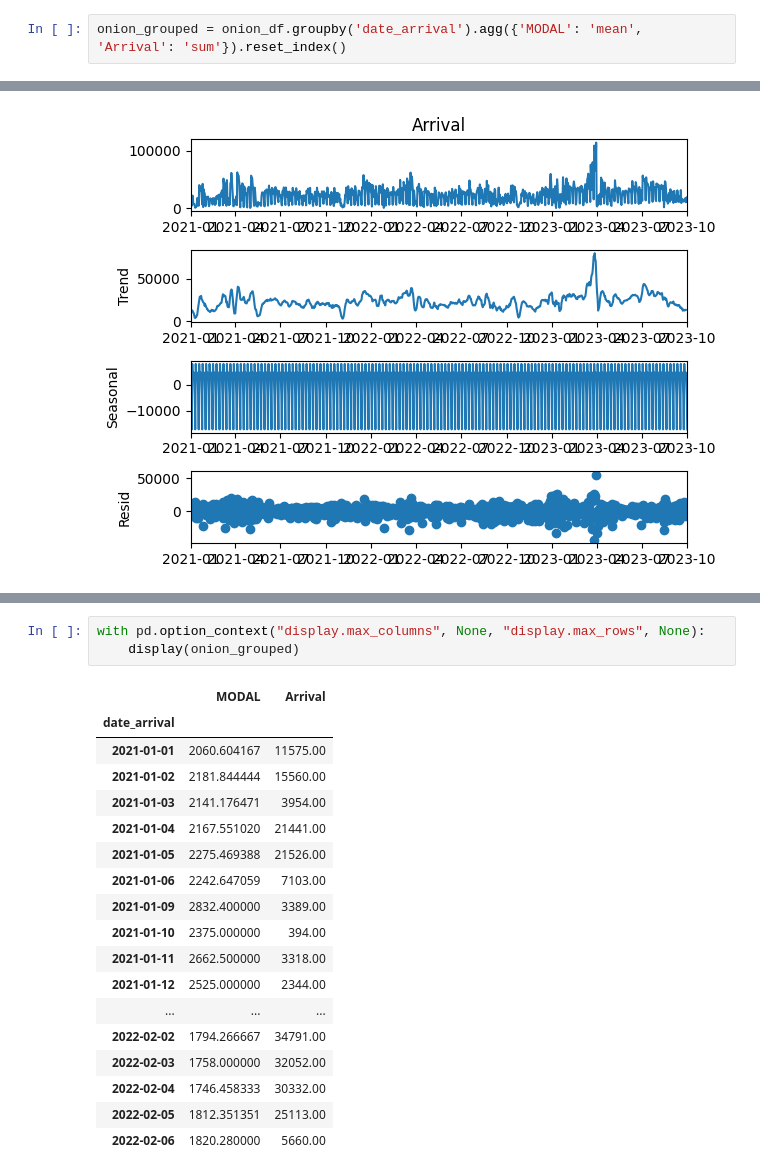
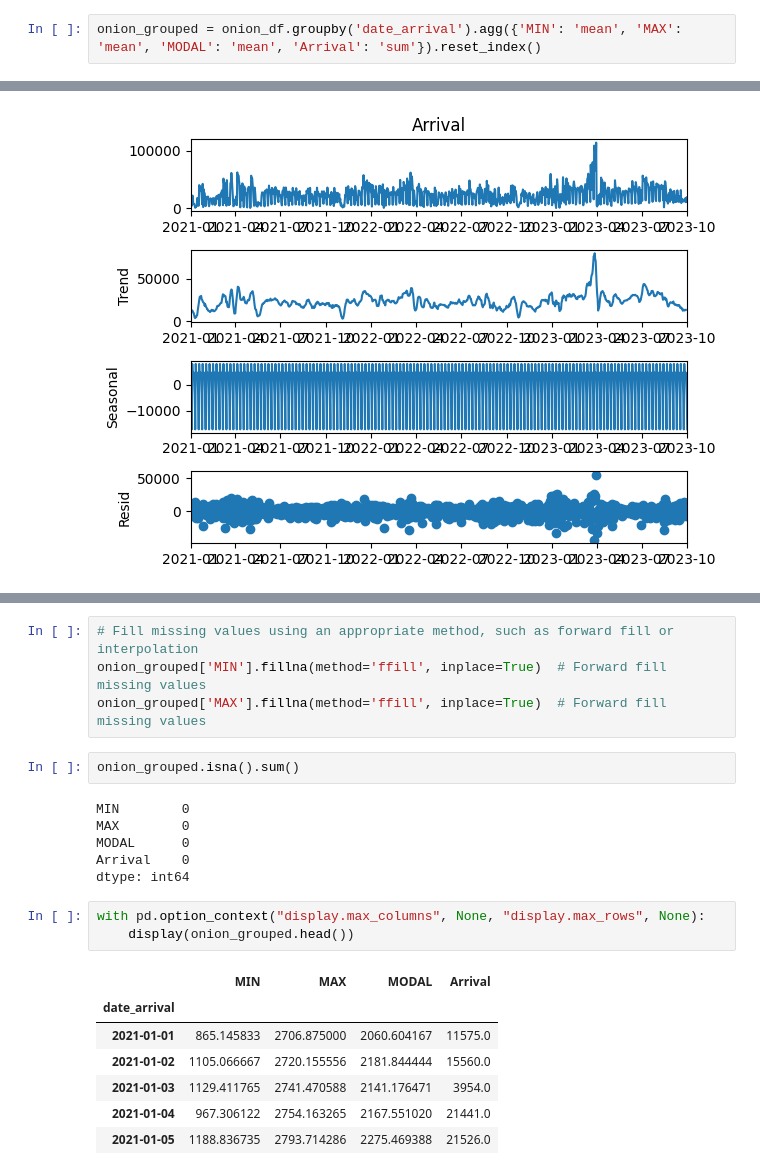
Before and after one commit to ajayt0m/Forecasting_Crop_Prices_Maharashtra, a Jupyter notebook: EDA2.ipynb, the cells around one changed output, grey strips where cells are left out. Cells and saved outputs as stored; diff of their text form.

```diff
--- a/EDA2.ipynb
+++ b/EDA2.ipynb
@@ -57,7 +57,7 @@ with pd.option_context("display.max_columns", None, "display.max_rows", None):
 2023-01-09     1
 Name: date_arrival, dtype: int64
 # %%
-onion_grouped = onion_df.groupby('date_arrival').agg({'MODAL': 'mean', 'Arrival': 'sum'}).reset_index()
+onion_grouped = onion_df.groupby('date_arrival').agg({'MIN': 'mean', 'MAX': 'mean', 'MODAL': 'mean', 'Arrival': 'sum'}).reset_index()
 # %%
 onion_grouped
 # %% [output]
@@ -222,22 +282,23 @@ results.plot()
+# %%
+# Fill missing values using an appropriate method, such as forward fill or interpolation
+onion_grouped['MIN'].fillna(method='ffill', inplace=True)  # Forward fill missing values
+onion_grouped['MAX'].fillna(method='ffill', inplace=True)  # Forward fill missing values
+# %%
+onion_grouped.isna().sum()
+# %% [output]
+MIN        0
+MAX        0
+MODAL      0
+Arrival    0
+dtype: int64
 # %%
 with pd.option_context("display.max_columns", None, "display.max_rows", None):
-    display(onion_grouped)
+    display(onion_grouped.head())
 # %% [output]
-|  | MODAL | Arrival |
-| date_arrival |  |  |
-| 2021-01-01 | 2060.604167 | 11575.00 |
-| 2021-01-02 | 2181.844444 | 15560.00 |
-| 2021-01-03 | 2141.176471 | 3954.00 |
-| 2021-01-04 | 2167.551020 | 21441.00 |
-| 2021-01-05 | 2275.469388 | 21526.00 |
-| 2021-01-06 | 2242.647059 | 7103.00 |
-| 2021-01-09 | 2832.400000 | 3389.00 |
-| 2021-01-10 | 2375.000000 | 394.00 |
-| 2021-01-11 | 2662.500000 | 3318.00 |
-| 2021-01-12 | 2525.000000 | 2344.00 |
-| ... | ... | ... |
-| 2022-02-02 | 1794.266667 | 34791.00 |
-| 2022-02-03 | 1758.000000 | 32052.00 |
-| 2022-02-04 | 1746.458333 | 30332.00 |
-| 2022-02-05 | 1812.351351 | 25113.00 |
-| 2022-02-06 | 1820.280000 | 5660.00 |
+|  | MIN | MAX | MODAL | Arrival |
+| date_arrival |  |  |  |  |
+| 2021-01-01 | 865.145833 | 2706.875000 | 2060.604167 | 11575.0 |
+| 2021-01-02 | 1105.066667 | 2720.155556 | 2181.844444 | 15560.0 |
+| 2021-01-03 | 1129.411765 | 2741.470588 | 2141.176471 | 3954.0 |
+| 2021-01-04 | 967.306122 | 2754.163265 | 2167.551020 | 21441.0 |
+| 2021-01-05 | 1188.836735 | 2793.714286 | 2275.469388 | 21526.0 |
```
Also changed, not shown: parts of 27 cells of this notebook.
